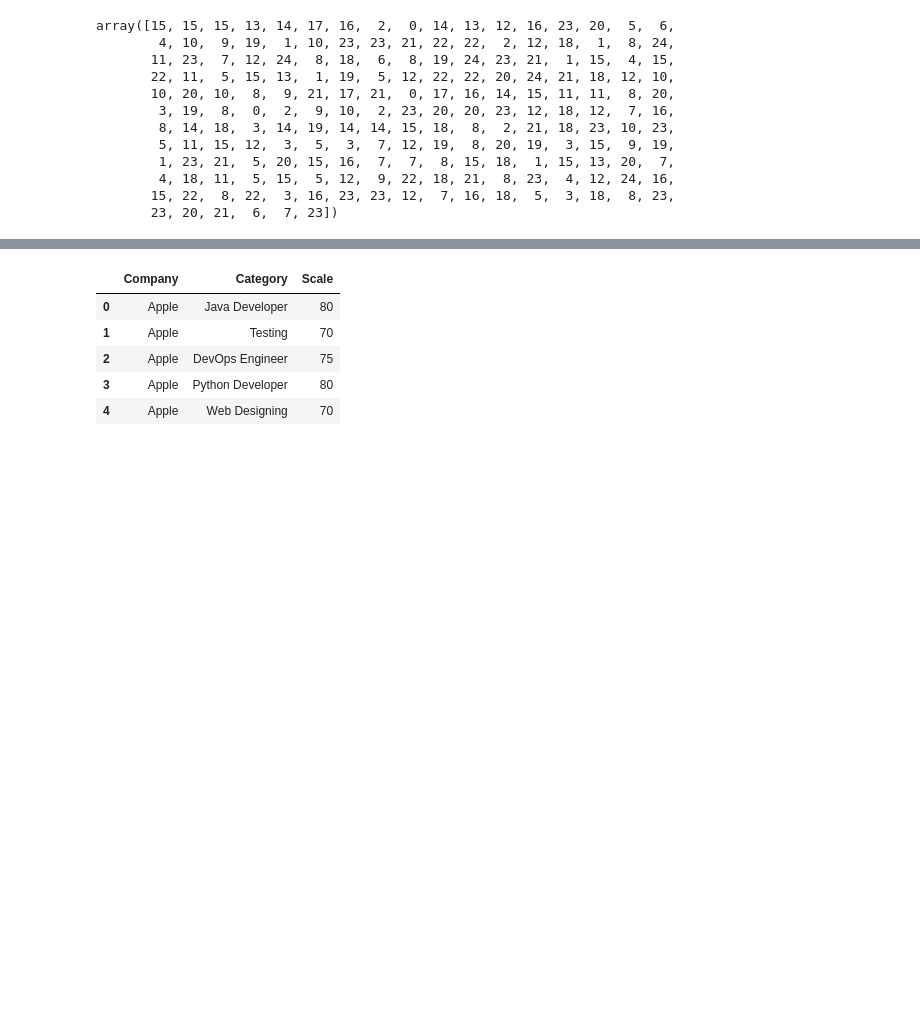
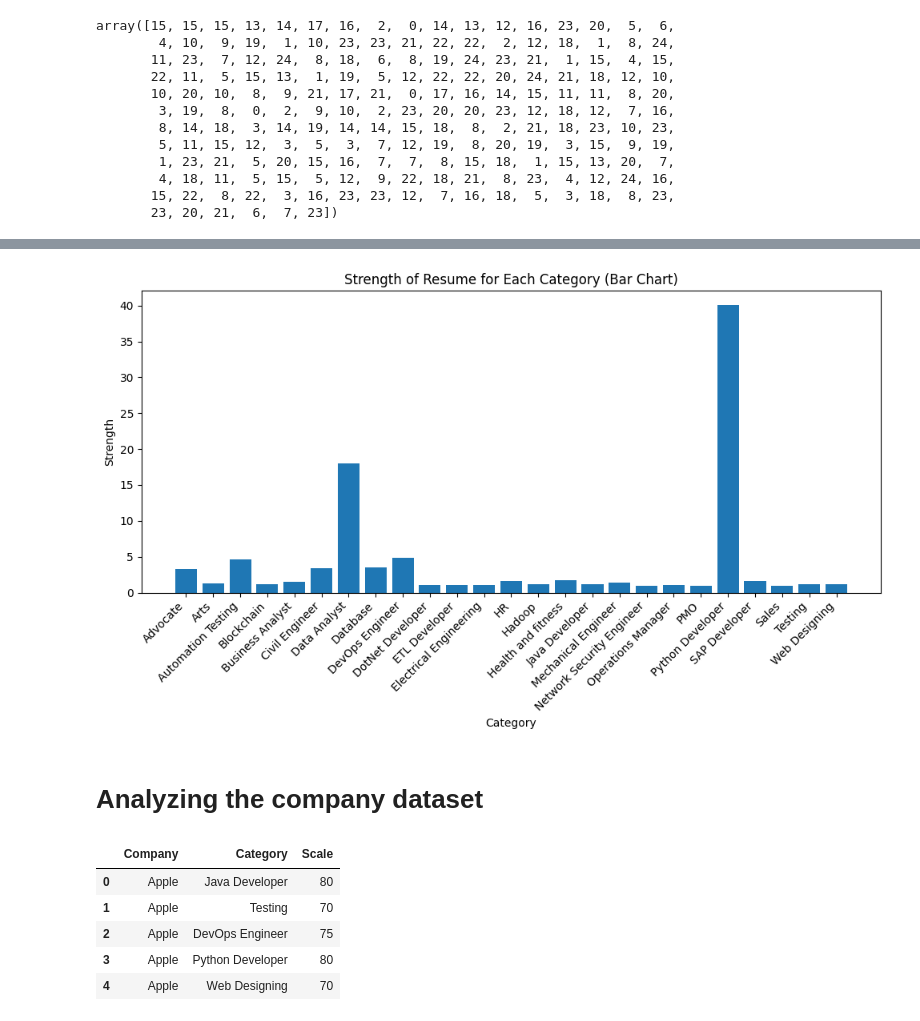
Before and after one commit to Echo2f13/ResumEase, a Jupyter notebook: ResumEase.ipynb, the cells around one changed output, grey strips where cells are left out. Drawn from its saved outputs; the diff is of its cells as text; code cells hidden in the pictures; blank space fills up the shorter version.

```diff
--- a/ResumEase.ipynb
+++ b/ResumEase.ipynb
@@ -353,3 +336,16 @@ plt.show()
+# %%
+plt.figure(figsize=(10, 6))  # Adjust figure size as needed
+plt.bar(category_strengths.keys(), category_strengths.values())  # Create bar chart
+plt.xlabel('Category')  # Label for x-axis
+plt.ylabel('Strength')  # Label for y-axis
+plt.title('Strength of Resume for Each Category (Bar Chart)')  # Plot title
+plt.xticks(rotation=45, ha='right')  # Rotate category labels for better readability
+plt.tight_layout()  # Adjust spacing for better visualization
+plt.show()
+# %% [output]
+[figure, added]
+# %% [markdown]
+# Analyzing the company dataset
 # %%
 comp_dt = pd.read_csv("company_data_set.csv")
 comp_dt.head()
```
Also changed, not shown: parts of 31 cells of this notebook, 22 other files.
